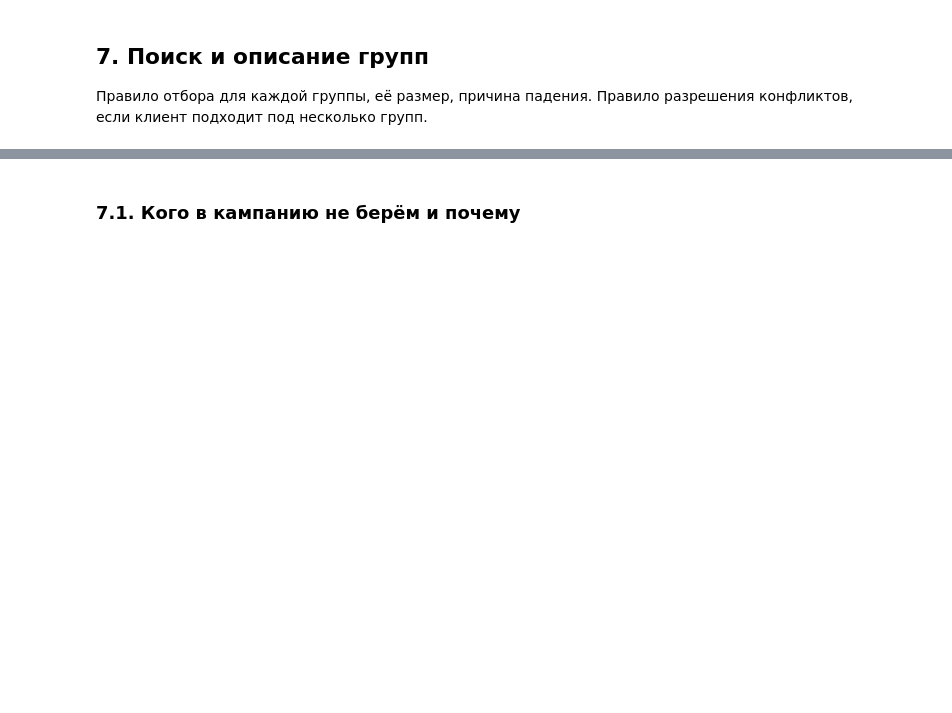
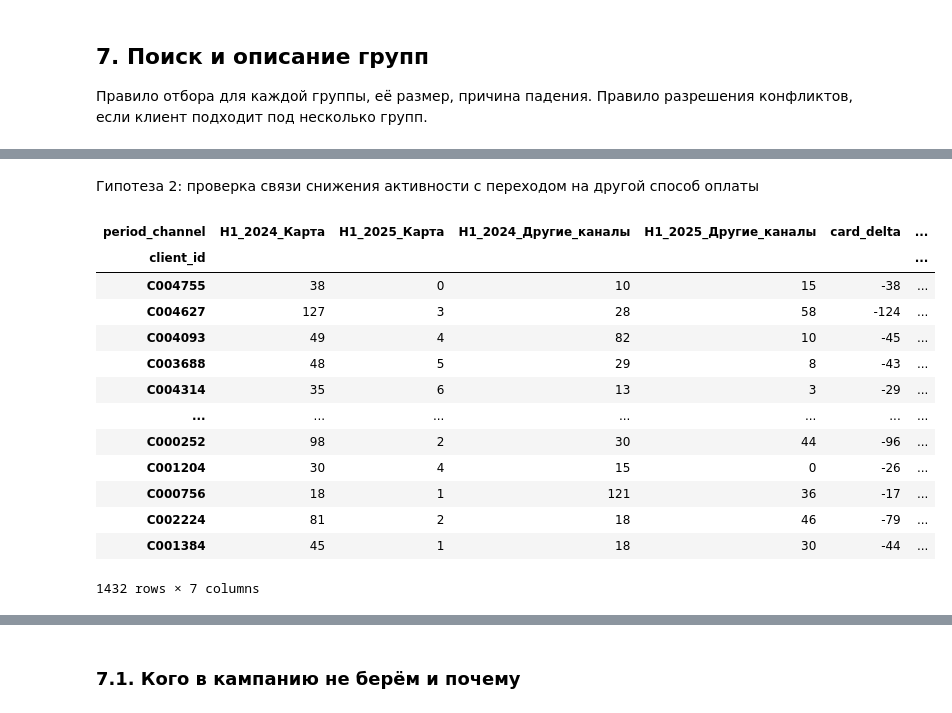
Before and after one commit to mashamis/Mischenko_Maria_Lab1, a Jupyter notebook: 01_analysis.ipynb, the cells around one changed output, grey strips where cells are left out. Drawn from its saved outputs; the diff is of its cells as text; code cells hidden in the pictures; blank space fills up the shorter version.

```diff
--- a/01_analysis.ipynb
+++ b/01_analysis.ipynb
@@ -1883,12 +1862,13 @@ Name: proportion, dtype: float64
 # %%
 client_info = clients_final.set_index("client_id")
-analysis_df = active_clients[active_clients["n24"] >= 6].join(client_info) # сразу не рассматриваем клиентов с маленьким кол-вом транзакций ещё в 2024, т.к. они не информативны
+analysis_df = active_clients[active_clients["n24"] >= 6].join(client_info) # сразу не рассматриваем клиентов с маленьким кол-вом транзакций ещё в 2024
 analysis_df["age"] = 2026 - analysis_df["birth_date"].dt.year
 # создадим категории по возрастам и по доходам
 analysis_df["age_group"] = pd.cut(
     analysis_df["age"],
     bins=[18, 31, 46, 60, 100],
-    labels = ["18-30", "31-45", "46-59", "60+"]
+    labels = ["18-30", "31-45", "46-59", "60+"],
+    right=False
 )
 analysis_df["income_group"] = pd.qcut(
     analysis_df["monthly_income"],
@@ -1964,0 +2124,10 @@ heat("satisfaction_score", "has_mobile_app")
+# %%
+# фильтруем клиентов и оставляем согласных на коммуникацию
+d = d[d["marketing_opt_in"].eq(True)].copy()
+g1 = (d["age_group"].eq("31-45") & d["has_mobile_app"].eq(True))
+g2 = (d["segment"].eq("Массовый") & d["has_mobile_app"].eq(False))
+g3 = (d["city"].eq("Москва") & d["has_mobile_app"].eq(True))
+
+d.loc[g3, "final_group"] = "G3: клиенты с приложением из Москвы"
+d.loc[g1 & ~g3, "final_group"] = "G1: клиенты возрастной категории 31-45 лет с приложением"
+d.loc[g2, "final_group"] = "G2: клиенты массового сегмента без приложения"
@@ -1964,0 +2151,56 @@ heat("satisfaction_score", "has_mobile_app")
+# %% [markdown]
+Гипотеза 2: проверка связи снижения активности с переходом на другой способ оплаты
+# %%
+tx_all = full_table[(full_table["status"] == "успешно") & (full_table["amount"] > 0)].copy()
+tx_all["period"] = np.where(tx_all["txn_datetime"].dt.year.eq(2024),"H1_2024","H1_2025")
+tx_all["channel_group"] = np.where(tx_all["channel"].eq("Карта"),"Карта","Другие_каналы")
+tx_all["period_channel"] = (tx_all["period"] + "_" + tx_all["channel_group"])
+# %%
+client_channels = tx_all.pivot_table(
+    index="client_id",
+    columns="period_channel",
+    aggfunc="size",
+    fill_value=0
+)
+client_channels = client_channels.reindex(
+    columns=[
+        "H1_2024_Карта",
+        "H1_2025_Карта",
+        "H1_2024_Другие_каналы",
+        "H1_2025_Другие_каналы"
+    ],
+    fill_value=0
+)
+client_channels = client_channels.reindex(d.index, fill_value=0)
+
+client_channels["card_delta"] = (client_channels["H1_2025_Карта"] - client_channels["H1_2024_Карта"])
+client_channels["other_delta"] = (client_channels["H1_2025_Другие_каналы"] - client_channels["H1_2024_Другие_каналы"])
+client_channels["behavior"] = np.select(
+    [
+        (client_channels["card_delta"] < 0) & (client_channels["other_delta"] > 0),
+        (client_channels["card_delta"] < 0) & (client_channels["other_delta"] <= 0),
+        (client_channels["card_delta"] >= 0) & (client_channels["other_delta"] > 0)
+    ],
+    [
+        "Возможное замещение оплаты картой на другой тип",
+        "Снижение в обоих направлениях",
+        "Рост активности - увеличение транзакций, совершённых картой"
+    ],
+    default="Без изменений"
+)
+client_channels
+# %% [output]
+| period_channel | H1_2024_Карта | H1_2025_Карта | H1_2024_Другие_каналы | H1_2025_Другие_каналы | card_delta | ... |
+| client_id |  |  |  |  |  | ... |
+| C004755 | 38 | 0 | 10 | 15 | -38 | ... |
+| C004627 | 127 | 3 | 28 | 58 | -124 | ... |
+| C004093 | 49 | 4 | 82 | 10 | -45 | ... |
+| C003688 | 48 | 5 | 29 | 8 | -43 | ... |
+| C004314 | 35 | 6 | 13 | 3 | -29 | ... |
+| ... | ... | ... | ... | ... | ... | ... |
+| C000252 | 98 | 2 | 30 | 44 | -96 | ... |
+| C001204 | 30 | 4 | 15 | 0 | -26 | ... |
+| C000756 | 18 | 1 | 121 | 36 | -17 | ... |
+| C002224 | 81 | 2 | 18 | 46 | -79 | ... |
+| C001384 | 45 | 1 | 18 | 30 | -44 | ... |
+1432 rows × 7 columns
```
Also changed, not shown: parts of 59 cells of this notebook, 4 other files.
